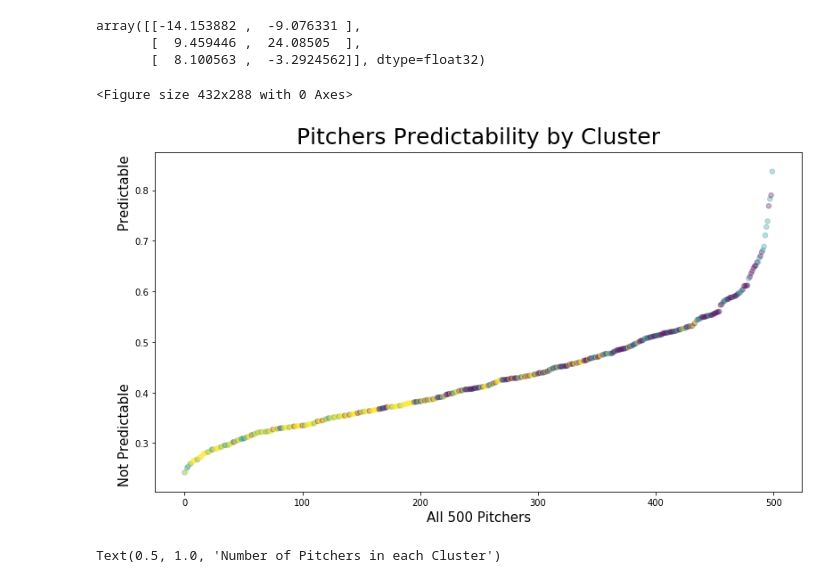
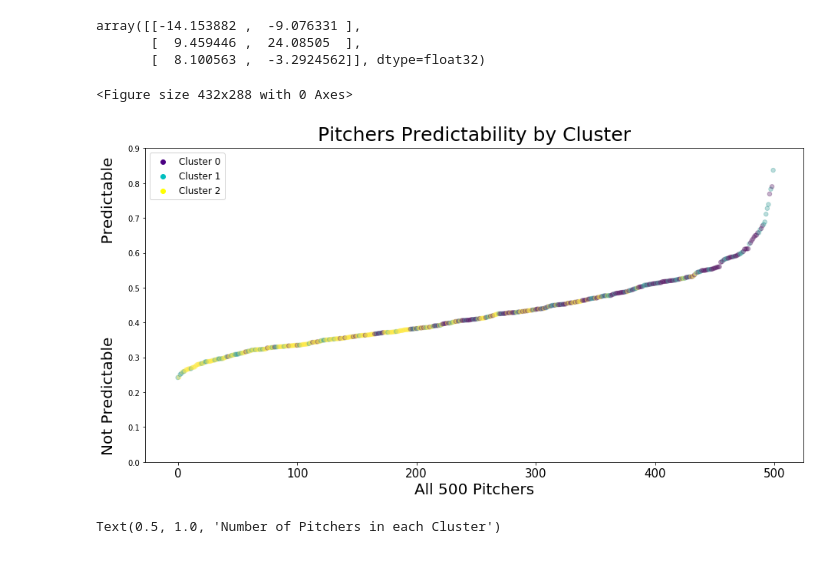
Before and after one commit to morganabbitt/MLB-Pitches, a Jupyter notebook: Notebooks/Unsupervised_Clustering_pitchers.ipynb, the cells around one changed output. Cells and saved outputs as stored; diff of their text form; code cells hidden in the pictures.

Commit message:
addition of plots

```diff
--- a/Notebooks/Unsupervised_Clustering_pitchers.ipynb
+++ b/Notebooks/Unsupervised_Clustering_pitchers.ipynb
@@ -378,16 +365,23 @@ df_accuracy_pitchers['tsne_component2'] = tsne[:, 1]
 # %%
 #plotting pitchers accuracy according to their cluster color
 cmap = cm.get_cmap('viridis')
 plt.set_cmap(cmap)
 plt.figure(figsize=(13,7))
 plt.scatter(df_accuracy_pitchers.index, df_accuracy_pitchers['accuracy'].values, c=df_accuracy_pitchers['kmeans_3'].values, alpha=0.3, s=30)
+plt.scatter(0, 1, label='Cluster 0', c='indigo')
+plt.scatter(0, 1.1, label='Cluster 1', c='c')
+plt.scatter(0, 1.2, label='Cluster 2', c='yellow')
+plt.ylim(0, 0.9)
+plt.xticks(size=15)
+plt.legend(loc='upper left', fontsize='large')
 plt.title('Pitchers Predictability by Cluster', size=25, pad=10)
-plt.xlabel('All 500 Pitchers', size=15)
-plt.ylabel('\n Not Predictable                                    Predictable', size=15)
+plt.xlabel('All 500 Pitchers', size=20)
+plt.ylabel('Not Predictable                   Predictable', size=20, labelpad=15)
+plt.tight_layout()
 plt.savefig('../Graphics/accuracy_by_cluster.png', dpi=100)
 # %% [output]
 <Figure size 432x288 with 0 Axes>
-[figure, old version]
+[figure, new version]
 # %%
 #plot of number of pitchers in each cluster
 plt.bar(df_accuracy_pitchers.groupby('kmeans_3').count().iloc[:, 0].index, df_accuracy_pitchers.groupby('kmeans_3').count().iloc[:, 0].values)
```
Also changed, not shown: parts of 30 cells of this notebook, 11 other files.
